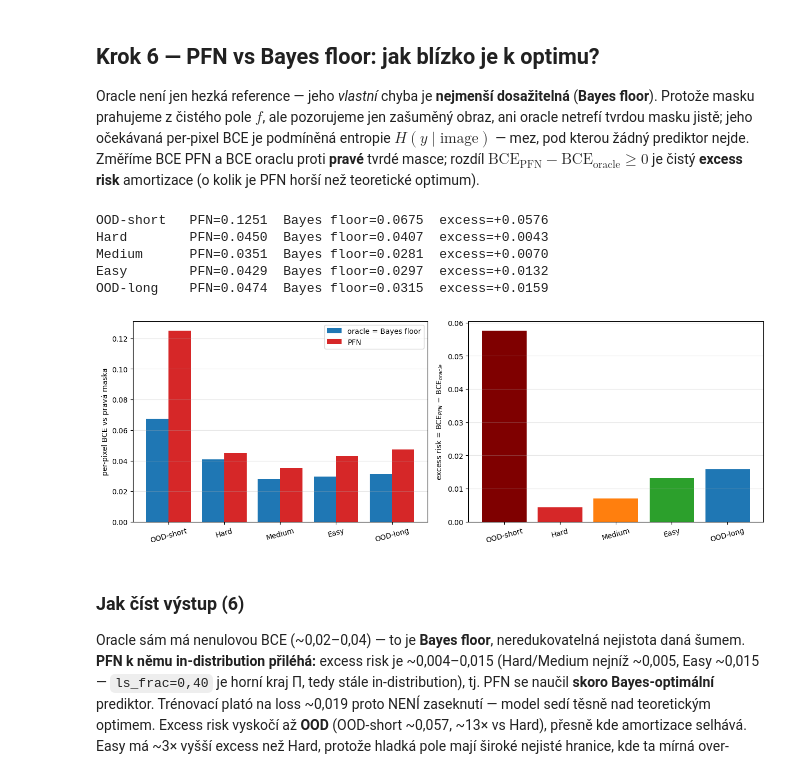
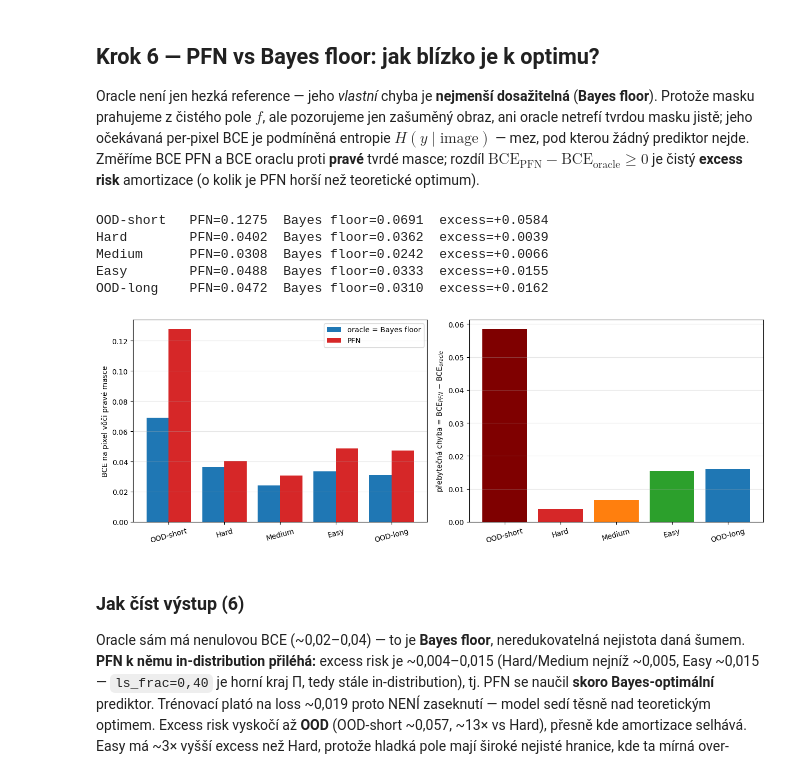
Before and after one commit to gulierus/VU_RG, a Jupyter notebook: experiments/Experiment_C_PFN_segmentation.ipynb, the cells around one changed output. Saved outputs shown, nothing was run; the diff lists cells and outputs as text; code cells hidden in the pictures.

```diff
--- a/experiments/Experiment_C_PFN_segmentation.ipynb
+++ b/experiments/Experiment_C_PFN_segmentation.ipynb
@@ -508,33 +504,33 @@ $H(y\mid\text{image})$ — mez, pod kterou žádný prediktor nejde. Změříme
 # %%
 gen=torch.Generator().manual_seed(11)
 def _bce(p,y): p=clamp01(p); return float(-(y*p.log()+(1-y)*(1-p).log()).mean())
 regs=['OOD-short','Hard','Medium','Easy','OOD-long']; pfn_bce=[]; ora_bce=[]
 for reg in regs:
     ell=REGIMES[reg]*GRID; tau=float(_normal_icdf(0.5)); pf=[]; orc=[]
     for _ in range(40):
         sig=float(torch.empty(1).uniform_(0.05,0.30))
         q,si,sl,gt,_=make_task(16,ell,tau,sig,gen)
         p=torch.sigmoid(predict_logits(q,si,sl))[0,0]; p_or,_=oracle(q,ell,sig,tau=tau)
         pf.append(_bce(p,gt)); orc.append(_bce(p_or,gt))
     pfn_bce.append(np.mean(pf)); ora_bce.append(np.mean(orc))
     print(f'{reg:10s}  PFN={pfn_bce[-1]:.4f}  Bayes floor={ora_bce[-1]:.4f}  excess={pfn_bce[-1]-ora_bce[-1]:+.4f}',flush=True)
 pfn_bce=np.array(pfn_bce); ora_bce=np.array(ora_bce); excess=pfn_bce-ora_bce
 fig,axes=plt.subplots(1,2,figsize=(13,4.6)); x=np.arange(len(regs))
 axes[0].bar(x-0.2,ora_bce,0.4,label='oracle = Bayes floor',color='#1f77b4')
 axes[0].bar(x+0.2,pfn_bce,0.4,label='PFN',color='#d62728')
 axes[0].set_xticks(x); axes[0].set_xticklabels(regs,rotation=15)
-axes[0].set_ylabel('per-pixel BCE vs pravá maska'); axes[0].legend(); axes[0].grid(alpha=0.3,axis='y')
+axes[0].set_ylabel('BCE na pixel vůči pravé masce'); axes[0].legend(); axes[0].grid(alpha=0.3,axis='y')
 axes[1].bar(x,excess,color=['#7f0000','#d62728','#ff7f0e','#2ca02c','#1f77b4'])
 axes[1].set_xticks(x); axes[1].set_xticklabels(regs,rotation=15)
-axes[1].set_ylabel('excess risk = BCE$_{PFN}$ − BCE$_{oracle}$'); axes[1].grid(alpha=0.3,axis='y')
+axes[1].set_ylabel('přebytečná chyba = BCE$_{PFN}$ − BCE$_{oracle}$'); axes[1].grid(alpha=0.3,axis='y')
 fig.tight_layout(); fig.savefig(os.path.join(FIGDIR,'fig_C_06_bayes_floor.png'),dpi=150,bbox_inches='tight'); plt.show()
 # %% [output]
-OOD-short   PFN=0.1251  Bayes floor=0.0675  excess=+0.0576
-Hard        PFN=0.0450  Bayes floor=0.0407  excess=+0.0043
-Medium      PFN=0.0351  Bayes floor=0.0281  excess=+0.0070
-Easy        PFN=0.0429  Bayes floor=0.0297  excess=+0.0132
-OOD-long    PFN=0.0474  Bayes floor=0.0315  excess=+0.0159
+OOD-short   PFN=0.1275  Bayes floor=0.0691  excess=+0.0584
+Hard        PFN=0.0402  Bayes floor=0.0362  excess=+0.0039
+Medium      PFN=0.0308  Bayes floor=0.0242  excess=+0.0066
+Easy        PFN=0.0488  Bayes floor=0.0333  excess=+0.0155
+OOD-long    PFN=0.0472  Bayes floor=0.0310  excess=+0.0162
-[figure, old version]
+[figure, new version]
 # %% [markdown]
 ### Jak číst výstup (6)
 
```
Also changed, not shown: parts of 3 cells of this notebook, 10 other files.
